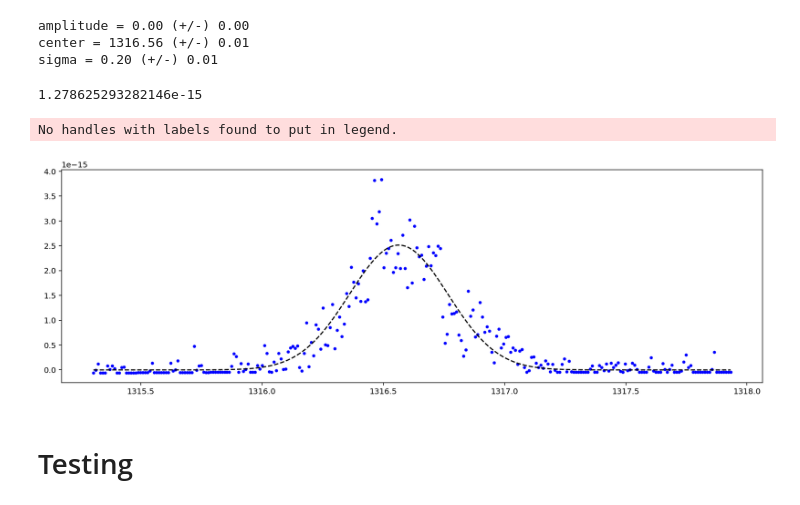
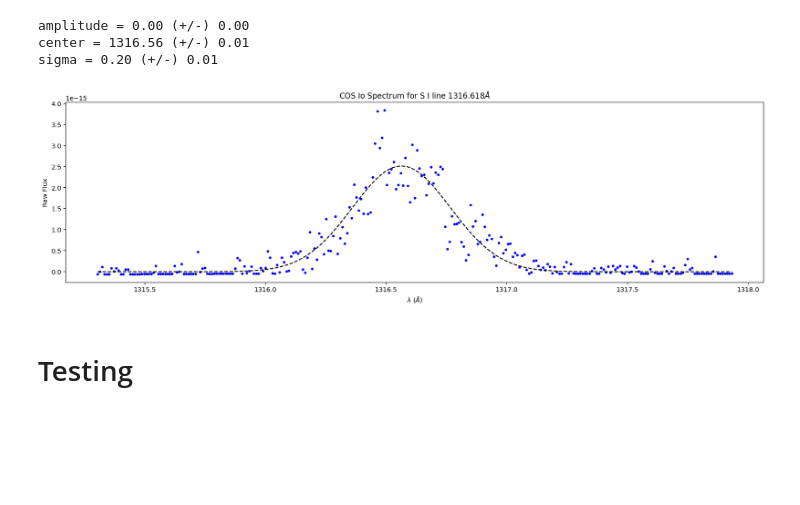
Before and after one commit to 18ganesha/io_brightness, a Jupyter notebook: notebooks/07_Gaussian_fitting_alternative.ipynb, the cells around one changed output. Saved outputs shown, nothing was run; the diff lists cells and outputs as text; code cells hidden in the pictures; blank space fills up the shorter version.

Commit message:
Ability to save figures of different lines in notebook 7

```diff
--- a/notebooks/07_Gaussian_fitting_alternative.ipynb
+++ b/notebooks/07_Gaussian_fitting_alternative.ipynb
@@ -109,7 +102,3 @@ print("sigma = %0.2f (+/-) %0.2f" % (popt_gauss[2], perr_gauss[2]))
 amplitude = 0.00 (+/-) 0.00
 center = 1316.56 (+/-) 0.01
 sigma = 0.20 (+/-) 0.01
-# %%
-popt_gauss[0]
-# %% [output]
-1.278625293282146e-15
@@ -116,33 +112,17 @@ popt_gauss[0]
 # %%
 plt.figure(figsize=(16, 5))
-
 plt.plot(wl_array,flux_array,'b.') #make it columns instead of rows bc otherwise will be a blank plot
 #plt.ylim(-1*10**-15,1*10**-15)
 plt.plot(wl_array, _1gaussian(wl_array, *popt_gauss), 'k--')#,\
 #label="y= %0.2f$e^{%0.2fx}$ + %0.2f" % (popt_exponential[0], popt_exponential[1], popt_exponential[2]))
-
-#ax1.set_xlim(line-5,line+5)
-ax1.set_ylim(-10,5)
-
-ax1.set_xlabel("x_array",family="serif",  fontsize=12)
-ax1.set_ylabel("y_array",family="serif",  fontsize=12)
-
-ax1.legend(loc="best")
-
-#ax1.xaxis.set_major_locator(ticker.MultipleLocator(20))
-#ax1.yaxis.set_major_locator(ticker.MultipleLocator(50))
-
-#ax1.xaxis.set_minor_locator(AutoMinorLocator(2))
-#ax1.yaxis.set_minor_locator(AutoMinorLocator(2))
-
-#ax1.tick_params(axis='both',which='major', direction="out", top="on", right="on", bottom="on", length=8, labelsize=8)
-#ax1.tick_params(axis='both',which='minor', direction="out", top="on", right="on", bottom="on", length=5, labelsize=8)
-
-fig.tight_layout()
-fig.savefig("fitGaussian.png", format="png",dpi=1000)
+plt.xlabel('$\lambda$ ($\AA$)');
+plt.ylabel('Raw Flux')
+plt.title("COS Io Spectrum for S I line {}$\AA$".format(line))
+plt.tight_layout()
+save_place = '/Users/jojoa/GitHub/io_brightness/data/figures/'
+plt.savefig(save_place+"gauss_fit_{}.jpg".format(line), format="jpg",dpi=1000)
 # %% [output]
-No handles with labels found to put in legend.
-[figure, old version]
+[figure, new version]
 # %% [markdown]
 # Testing
 # %%
```
Also changed, not shown: parts of 6 cells of this notebook, 9 other files.
